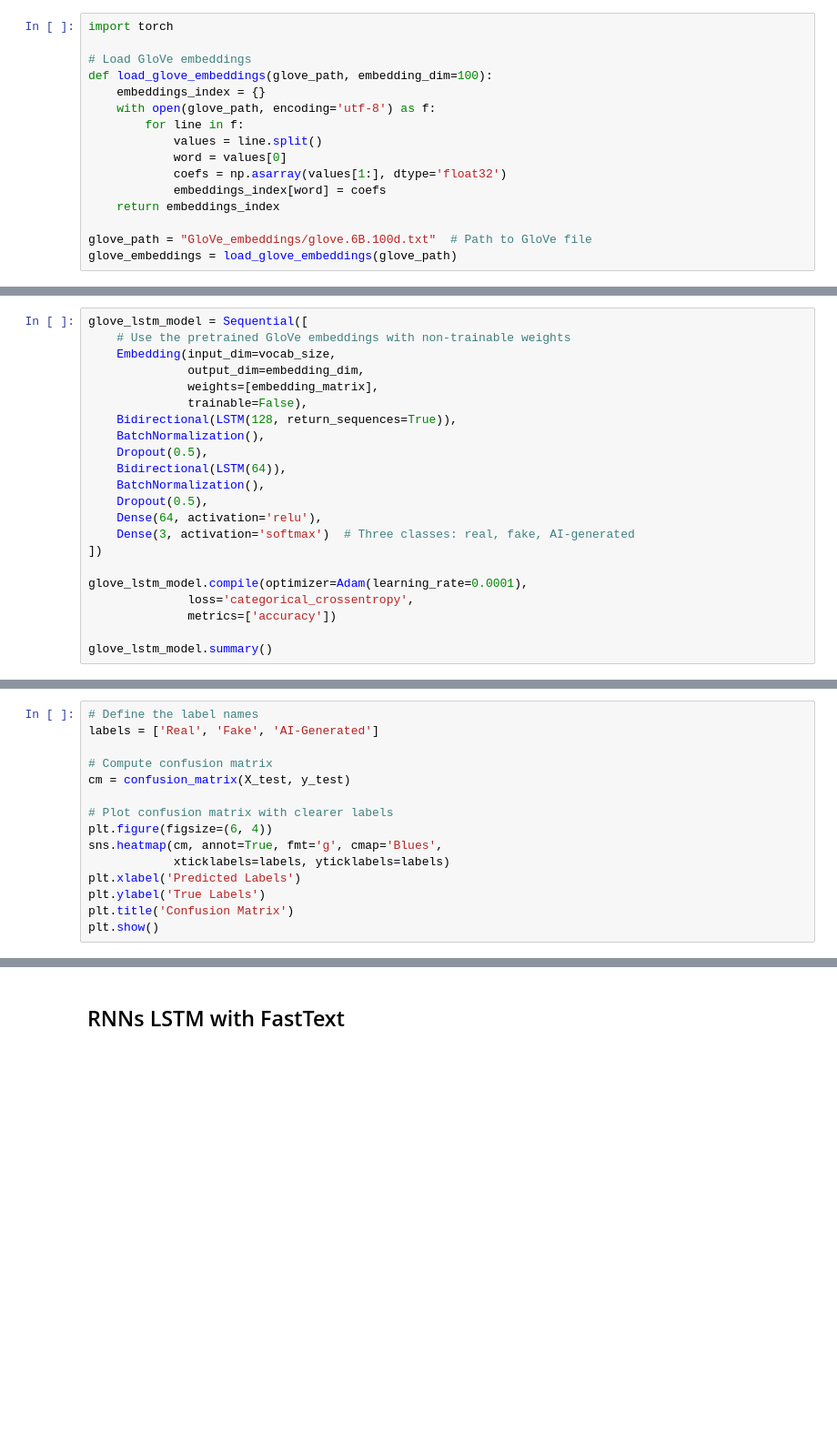
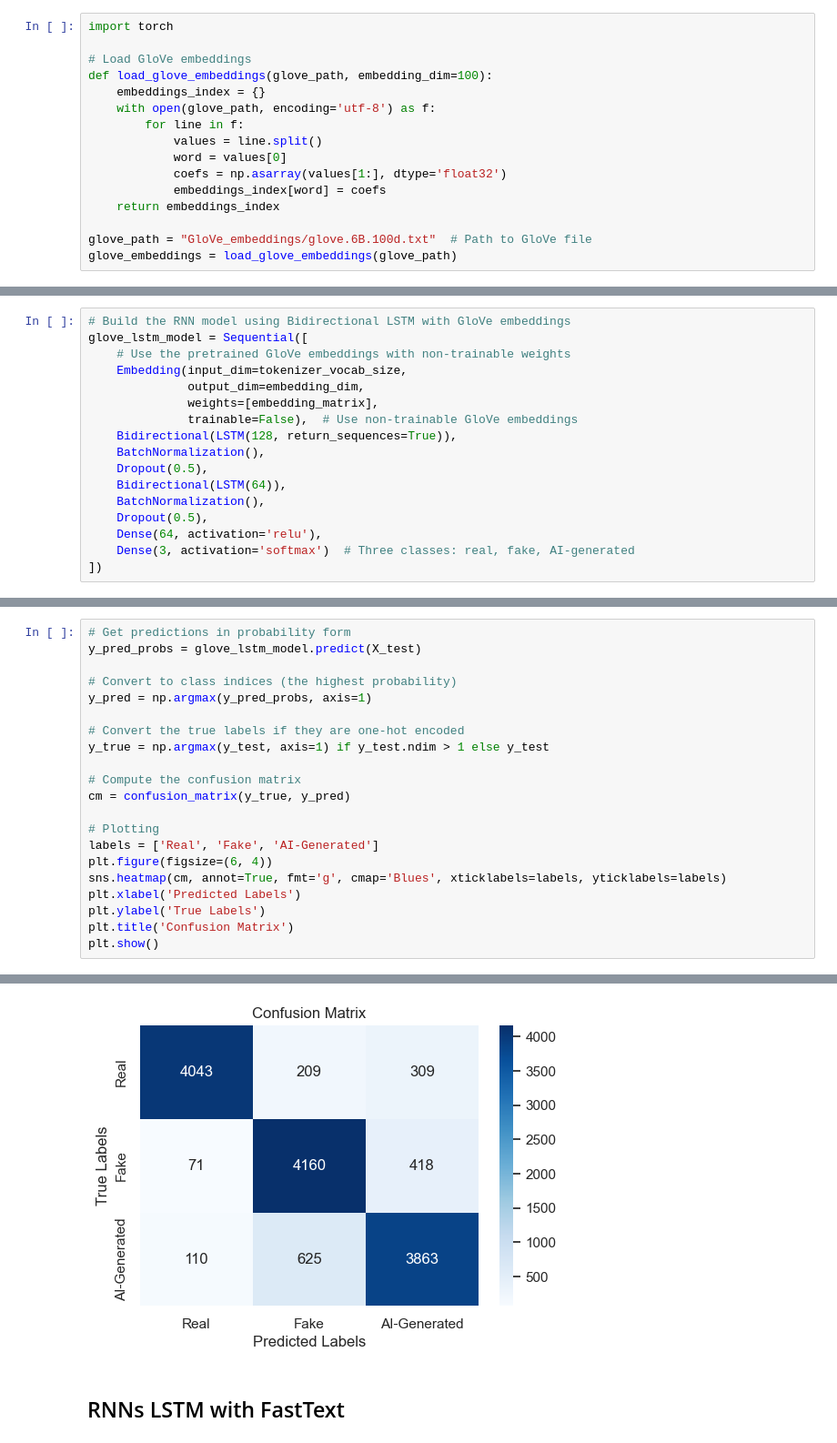
Before and after one commit to yasmine-11/FP-Fake-News-Detection, a Jupyter notebook: Fake-News-Detection.ipynb, the cells around one changed output, grey strips where cells are left out. Shown at 91% size. Saved outputs shown, nothing was run; the diff lists cells and outputs as text; blank space fills up the shorter version.

```diff
--- a/Fake-News-Detection.ipynb
+++ b/Fake-News-Detection.ipynb
@@ -1457,10 +1623,11 @@ for i, seq in enumerate(X):
 # %%
+# Build the RNN model using Bidirectional LSTM with GloVe embeddings
 glove_lstm_model = Sequential([
     # Use the pretrained GloVe embeddings with non-trainable weights
-    Embedding(input_dim=vocab_size,
+    Embedding(input_dim=tokenizer_vocab_size,
               output_dim=embedding_dim,
               weights=[embedding_matrix],
-              trainable=False),
+              trainable=False),  # Use non-trainable GloVe embeddings
     Bidirectional(LSTM(128, return_sequences=True)),
     BatchNormalization(),
     Dropout(0.5),
@@ -1470,9 +1637,3 @@ glove_lstm_model = Sequential([
     Dense(64, activation='relu'),
     Dense(3, activation='softmax')  # Three classes: real, fake, AI-generated
 ])
-
-glove_lstm_model.compile(optimizer=Adam(learning_rate=0.0001),
-              loss='categorical_crossentropy',
-              metrics=['accuracy'])
-
-glove_lstm_model.summary()
@@ -1491,15 +1713,22 @@ print(f"Test Accuracy: {test_accuracy:.4f}")
 # %%
-# Define the label names
+# Get predictions in probability form
+y_pred_probs = glove_lstm_model.predict(X_test)
+
+# Convert to class indices (the highest probability)
+y_pred = np.argmax(y_pred_probs, axis=1)
+
+# Convert the true labels if they are one-hot encoded
+y_true = np.argmax(y_test, axis=1) if y_test.ndim > 1 else y_test
+
+# Compute the confusion matrix
+cm = confusion_matrix(y_true, y_pred)
+
+# Plotting
 labels = ['Real', 'Fake', 'AI-Generated']
-
-# Compute confusion matrix
-cm = confusion_matrix(X_test, y_test)
-
-# Plot confusion matrix with clearer labels
 plt.figure(figsize=(6, 4))
-sns.heatmap(cm, annot=True, fmt='g', cmap='Blues',
-            xticklabels=labels, yticklabels=labels)
+sns.heatmap(cm, annot=True, fmt='g', cmap='Blues', xticklabels=labels, yticklabels=labels)
 plt.xlabel('Predicted Labels')
 plt.ylabel('True Labels')
 plt.title('Confusion Matrix')
 plt.show()
+# %% [output]
@@ -1506,3 +1736,4 @@ plt.show()
+[figure, added]
 # %% [markdown]
 ## RNNs LSTM with FastText
 # %%
```
Also changed, not shown: parts of 115 cells of this notebook.
